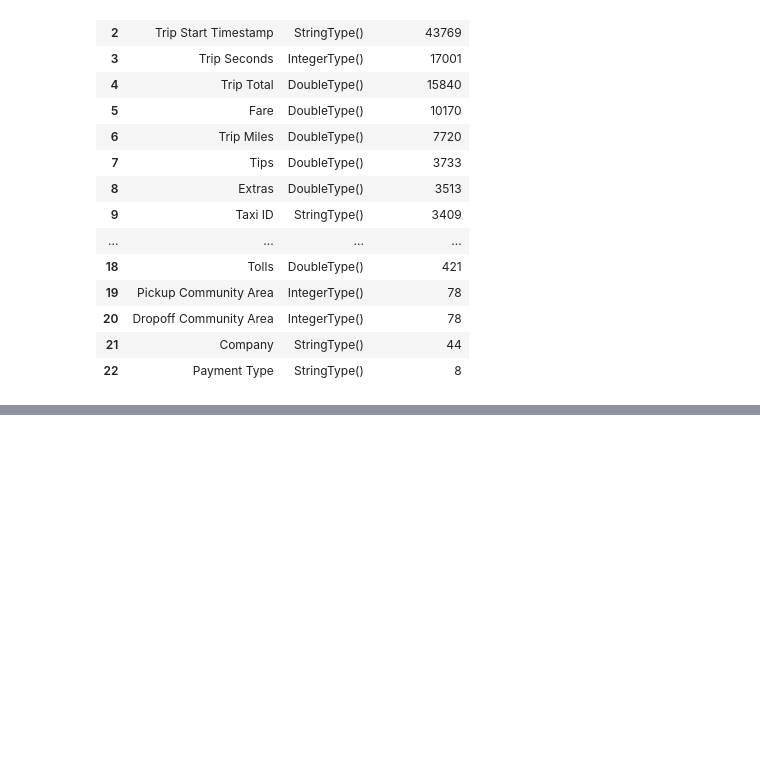
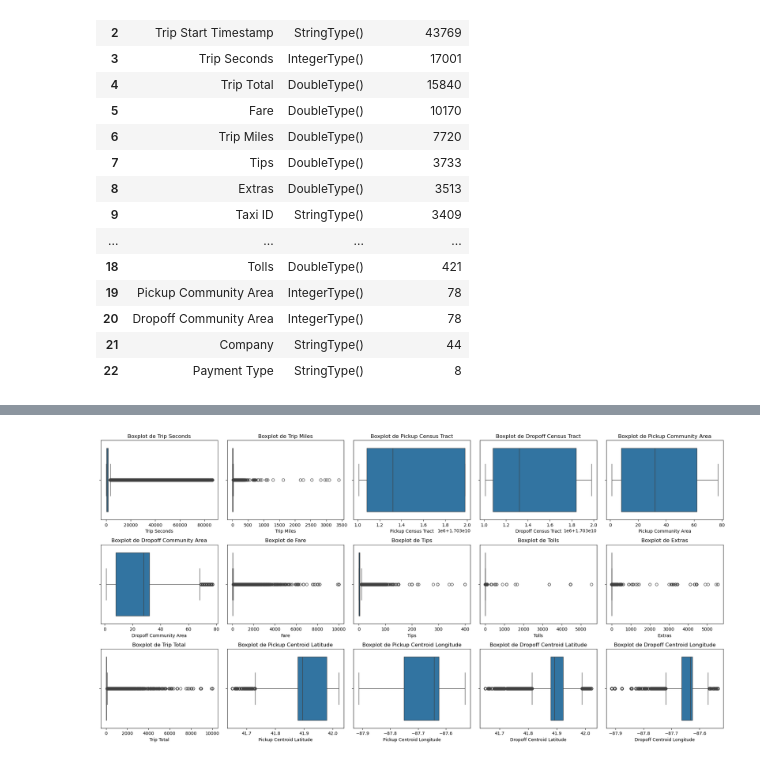
Before and after one commit to Dustec/BigData-Team26, a Jupyter notebook: Notebook.ipynb, the cells around one changed output, grey strips where cells are left out. Cells and saved outputs as stored; diff of their text form; code cells hidden in the pictures; blank space fills up the shorter version.

```diff
--- a/Notebook.ipynb
+++ b/Notebook.ipynb
@@ -214,0 +259,17 @@ numeric_cols = [
+# %%
+# Graficar los boxplots
+plt.figure(figsize=(20, 10))
+for i, column in enumerate(numeric_cols, 1):
+    # Obtener los datos de la columna
+    data = dftaxytrips.select(column).dropna().rdd.flatMap(lambda x: x).collect()
+
+    # Graficar el boxplot
+    plt.subplot(3, 5, i)
+    sns.boxplot(x=data)
+    plt.title(f"Boxplot de {column}")
+    plt.xlabel(column)
+
+plt.tight_layout()
+plt.show()
+# %% [output]
+[figure, added]
```
Also changed, not shown: parts of 8 cells of this notebook.
